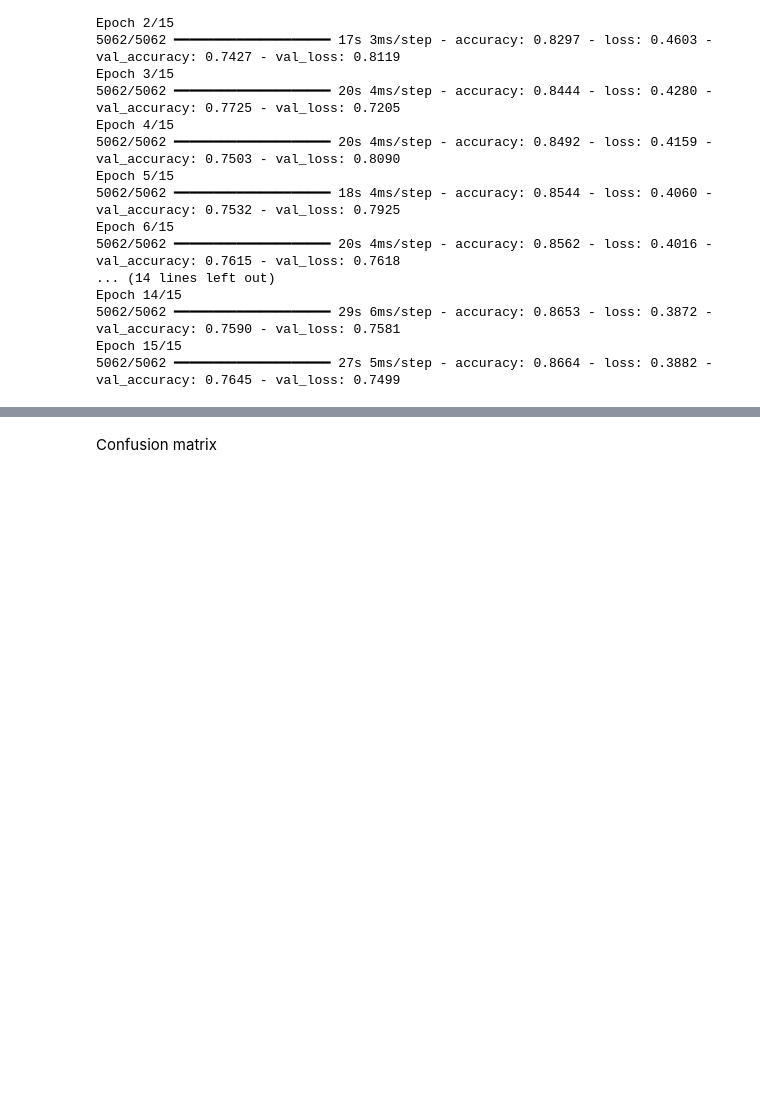
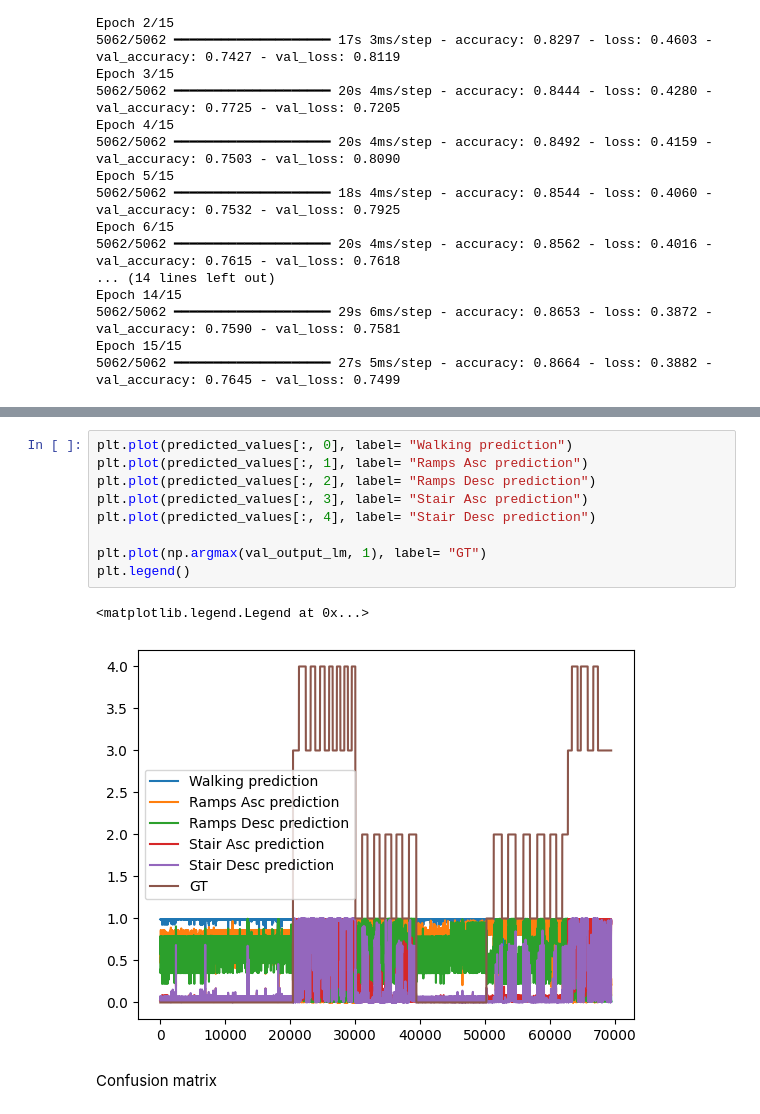
Before and after one commit to LorenzoVianello95/SSNR24, a Jupyter notebook: day2.ipynb, the cells around one changed output, grey strips where cells are left out. Cells and saved outputs as stored; diff of their text form; blank space fills up the shorter version.

```diff
--- a/day2.ipynb
+++ b/day2.ipynb
@@ -624,5 +628,17 @@ plt.legend()
 <matplotlib.legend.Legend at 0x...>
 [figure]
+# %%
+plt.plot(predicted_values[:, 0], label= "Walking prediction")
+plt.plot(predicted_values[:, 1], label= "Ramps Asc prediction")
+plt.plot(predicted_values[:, 2], label= "Ramps Desc prediction")
+plt.plot(predicted_values[:, 3], label= "Stair Asc prediction")
+plt.plot(predicted_values[:, 4], label= "Stair Desc prediction")
+
+plt.plot(np.argmax(val_output_lm, 1), label= "GT")
+plt.legend()
+# %% [output]
+<matplotlib.legend.Legend at 0x...>
+[figure, added]
 # %% [markdown]
 Confusion matrix
 # %%
```
Also changed, not shown: parts of 6 cells of this notebook.
